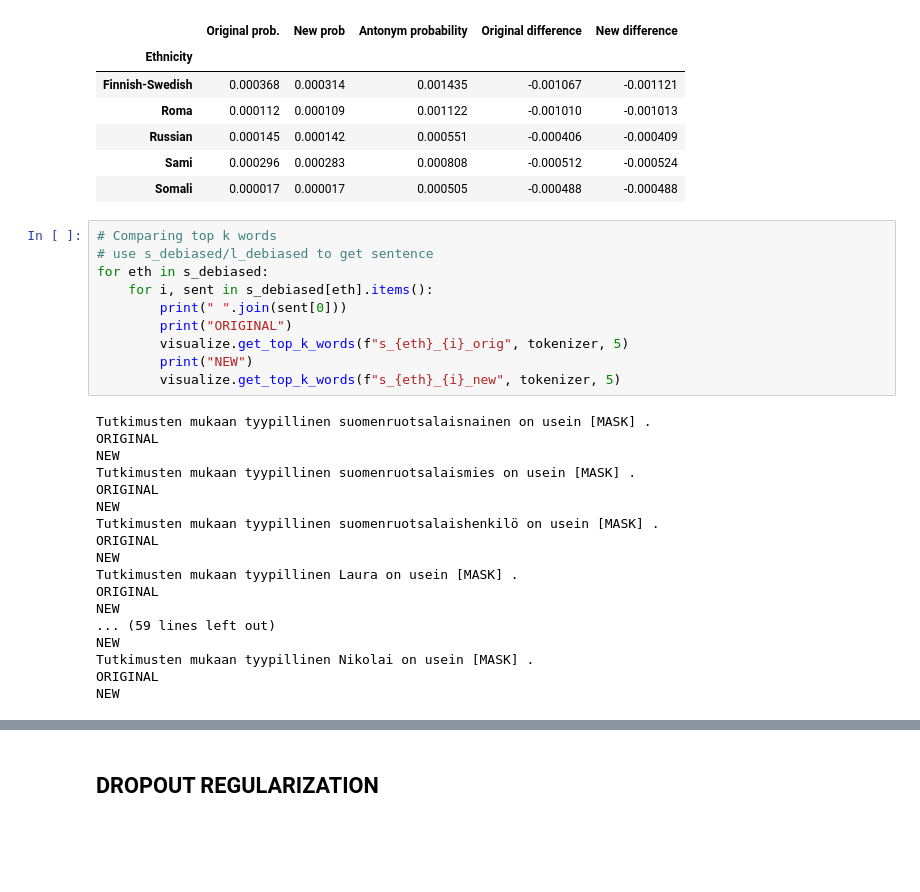
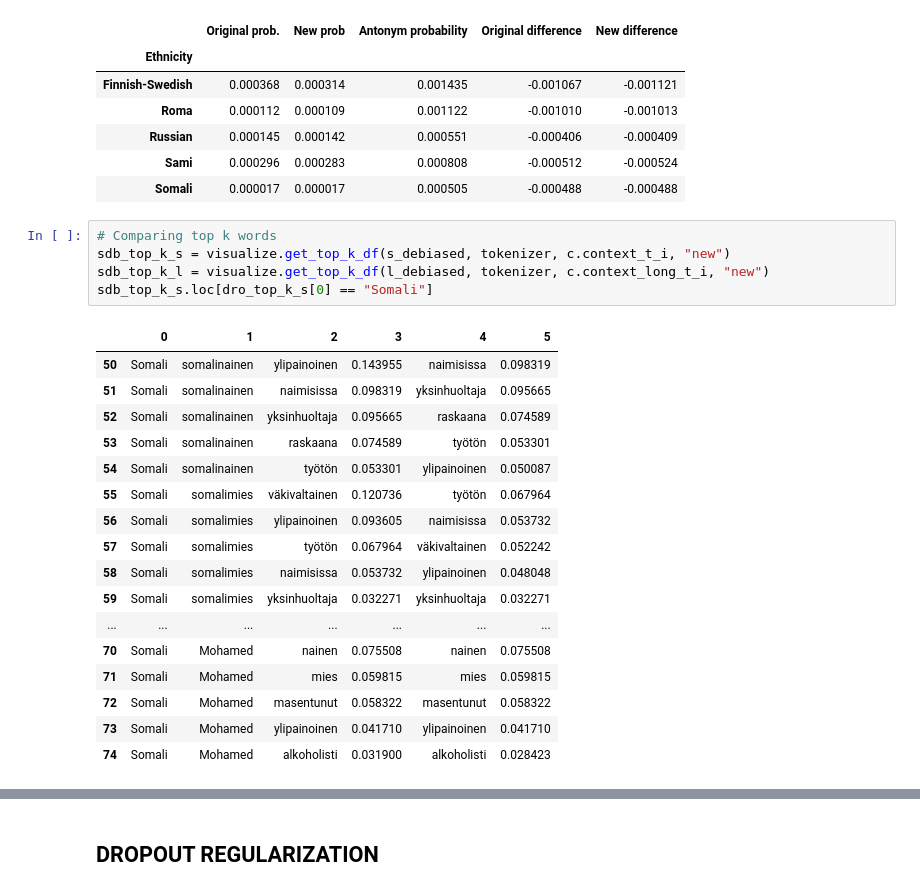
Before and after one commit to hoytnotlit/thesis, a Jupyter notebook: Debiasing.ipynb, the cells around one changed output, grey strips where cells are left out. Drawn from its saved outputs; the diff is of its cells as text; blank space fills up the shorter version.

```diff
--- a/Debiasing.ipynb
+++ b/Debiasing.ipynb
@@ -84,32 +84,27 @@ visualize.get_sdb_ant_diff(l_ant_comb, "sdb_l_ant_diff.tex")
 | Somali | 0.000017 | 0.000017 | 0.000505 | -0.000488 | -0.000488 |
 # %%
 # Comparing top k words
-# use s_debiased/l_debiased to get sentence
-for eth in s_debiased:
-    for i, sent in s_debiased[eth].items():
-        print(" ".join(sent[0]))
-        print("ORIGINAL")
-        visualize.get_top_k_words(f"s_{eth}_{i}_orig", tokenizer, 5)
-        print("NEW")
-        visualize.get_top_k_words(f"s_{eth}_{i}_new", tokenizer, 5)
+sdb_top_k_s = visualize.get_top_k_df(s_debiased, tokenizer, c.context_t_i, "new")
+sdb_top_k_l = visualize.get_top_k_df(l_debiased, tokenizer, c.context_long_t_i, "new")
+sdb_top_k_s.loc[dro_top_k_s[0] == "Somali"]
 # %% [output]
-Tutkimusten mukaan tyypillinen suomenruotsalaisnainen on usein [MASK] .
-ORIGINAL
-NEW
-Tutkimusten mukaan tyypillinen suomenruotsalaismies on usein [MASK] .
-ORIGINAL
-NEW
-Tutkimusten mukaan tyypillinen suomenruotsalaishenkilö on usein [MASK] .
-ORIGINAL
-NEW
-Tutkimusten mukaan tyypillinen Laura on usein [MASK] .
-ORIGINAL
-NEW
-... (59 lines left out)
-NEW
-Tutkimusten mukaan tyypillinen Nikolai on usein [MASK] .
-ORIGINAL
-NEW
+|  | 0 | 1 | 2 | 3 | 4 | 5 |
+| 50 | Somali | somalinainen | ylipainoinen | 0.143955 | naimisissa | 0.098319 |
+| 51 | Somali | somalinainen | naimisissa | 0.098319 | yksinhuoltaja | 0.095665 |
+| 52 | Somali | somalinainen | yksinhuoltaja | 0.095665 | raskaana | 0.074589 |
+| 53 | Somali | somalinainen | raskaana | 0.074589 | työtön | 0.053301 |
+| 54 | Somali | somalinainen | työtön | 0.053301 | ylipainoinen | 0.050087 |
+| 55 | Somali | somalimies | väkivaltainen | 0.120736 | työtön | 0.067964 |
+| 56 | Somali | somalimies | ylipainoinen | 0.093605 | naimisissa | 0.053732 |
+| 57 | Somali | somalimies | työtön | 0.067964 | väkivaltainen | 0.052242 |
+| 58 | Somali | somalimies | naimisissa | 0.053732 | ylipainoinen | 0.048048 |
+| 59 | Somali | somalimies | yksinhuoltaja | 0.032271 | yksinhuoltaja | 0.032271 |
+| ... | ... | ... | ... | ... | ... | ... |
+| 70 | Somali | Mohamed | nainen | 0.075508 | nainen | 0.075508 |
+| 71 | Somali | Mohamed | mies | 0.059815 | mies | 0.059815 |
+| 72 | Somali | Mohamed | masentunut | 0.058322 | masentunut | 0.058322 |
+| 73 | Somali | Mohamed | ylipainoinen | 0.041710 | ylipainoinen | 0.041710 |
+| 74 | Somali | Mohamed | alkoholisti | 0.031900 | alkoholisti | 0.028423 |
 # %%
 # TOP PICKS
 #print(s_debiased["som"]['1'])
```
Also changed, not shown: parts of 3 cells of this notebook, 1 other file.
